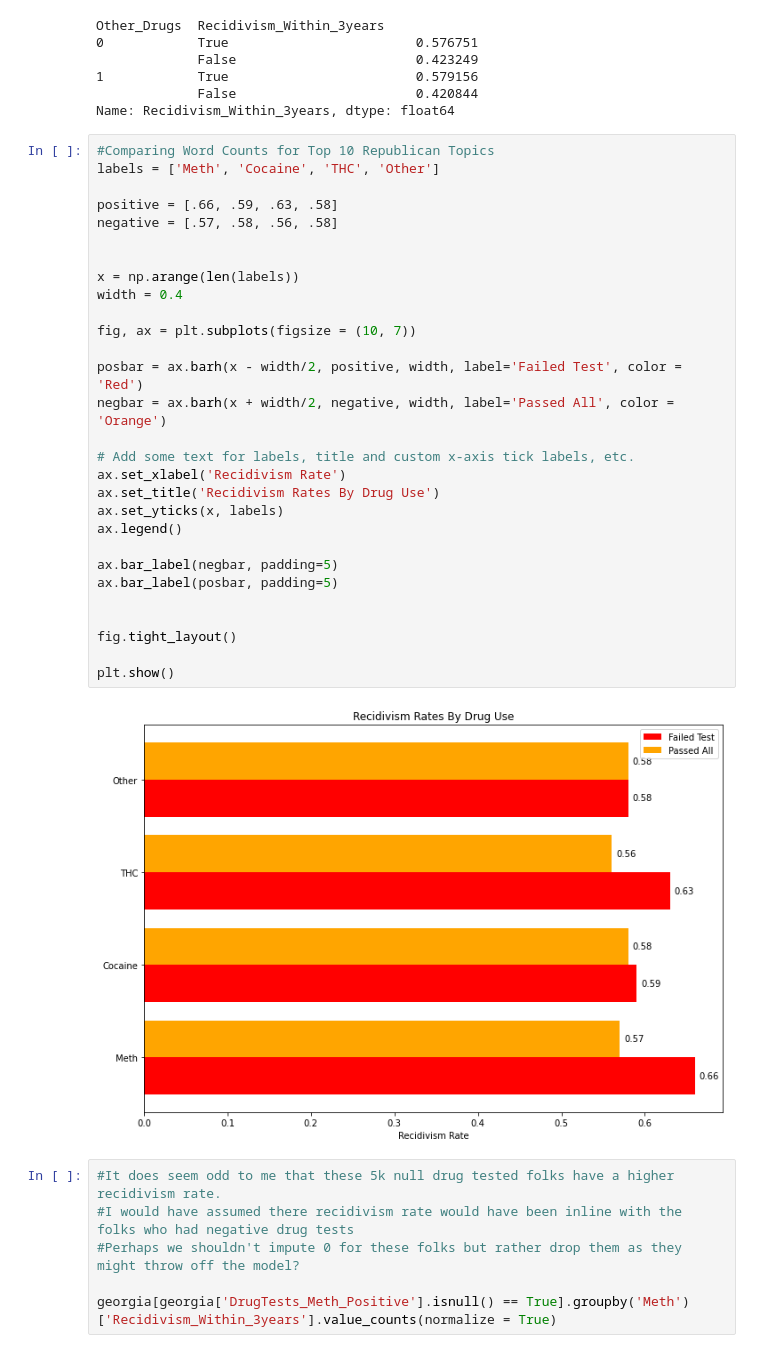
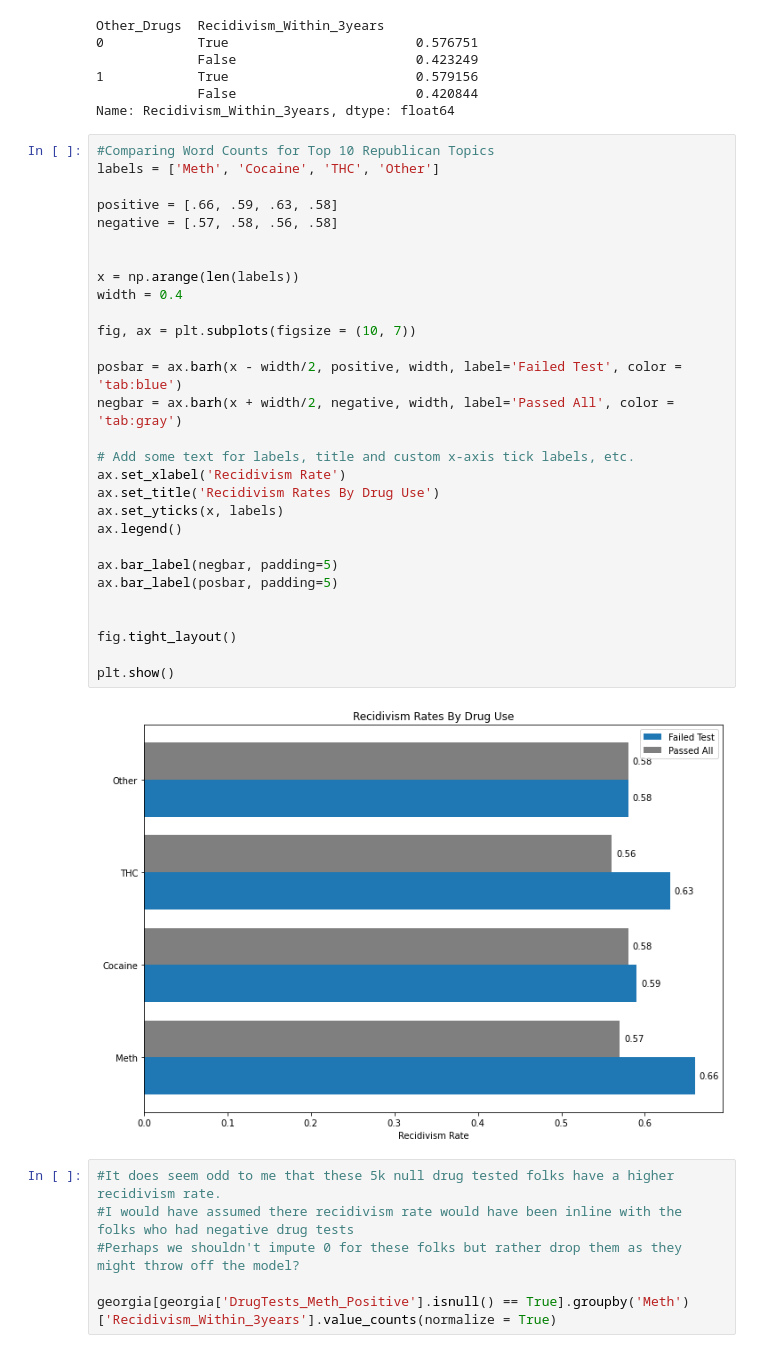
Before and after one commit to ga-dsi-822-group4/recidivism, a Jupyter notebook: New York.ipynb, the cells around one changed output. Cells and saved outputs as stored; diff of their text form.

```diff
--- a/New York.ipynb
+++ b/New York.ipynb
@@ -622,34 +642,34 @@ Name: Recidivism_Within_3years, dtype: float64
 # %%
 #Comparing Word Counts for Top 10 Republican Topics
 labels = ['Meth', 'Cocaine', 'THC', 'Other']
 
 positive = [.66, .59, .63, .58]
 negative = [.57, .58, .56, .58]
 
 
 x = np.arange(len(labels))
 width = 0.4
 
 fig, ax = plt.subplots(figsize = (10, 7))
 
-posbar = ax.barh(x - width/2, positive, width, label='Failed Test', color = 'Red')
-negbar = ax.barh(x + width/2, negative, width, label='Passed All', color = 'Orange')
+posbar = ax.barh(x - width/2, positive, width, label='Failed Test', color = 'tab:blue')
+negbar = ax.barh(x + width/2, negative, width, label='Passed All', color = 'tab:gray')
 
 # Add some text for labels, title and custom x-axis tick labels, etc.
 ax.set_xlabel('Recidivism Rate')
 ax.set_title('Recidivism Rates By Drug Use')
 ax.set_yticks(x, labels)
 ax.legend()
 
 ax.bar_label(negbar, padding=5)
 ax.bar_label(posbar, padding=5)
 
 
 fig.tight_layout()
 
 plt.show()
 # %% [output]
-[figure, old version]
+[figure, new version]
 # %%
 #It does seem odd to me that these 5k null drug tested folks have a higher recidivism rate.
 #I would have assumed there recidivism rate would have been inline with the folks who had negative drug tests
```
Also changed, not shown: parts of 17 cells of this notebook, 4 other files.
